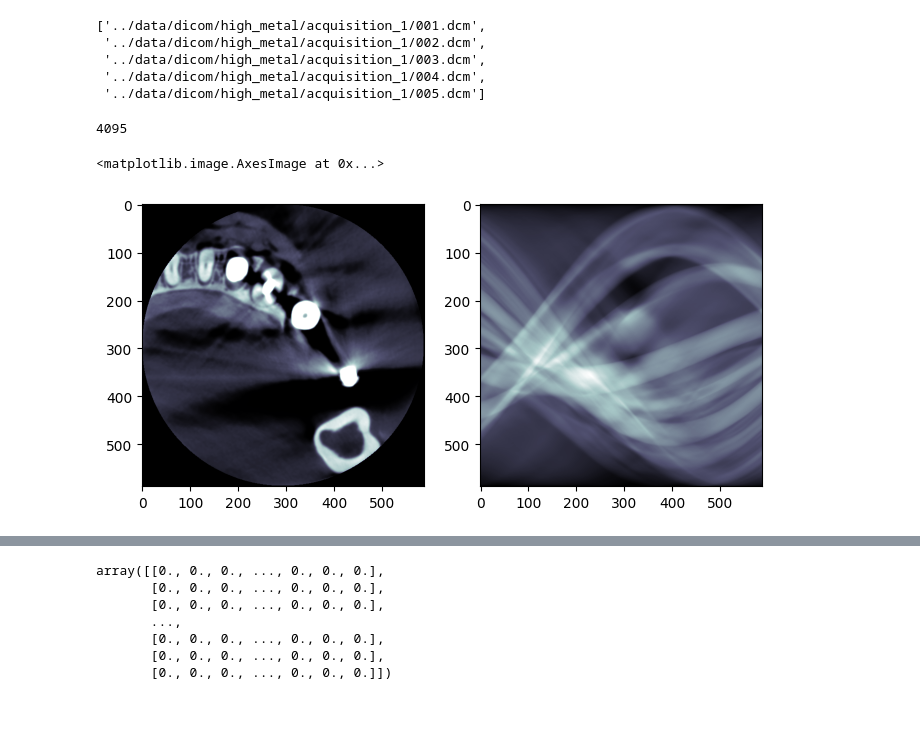
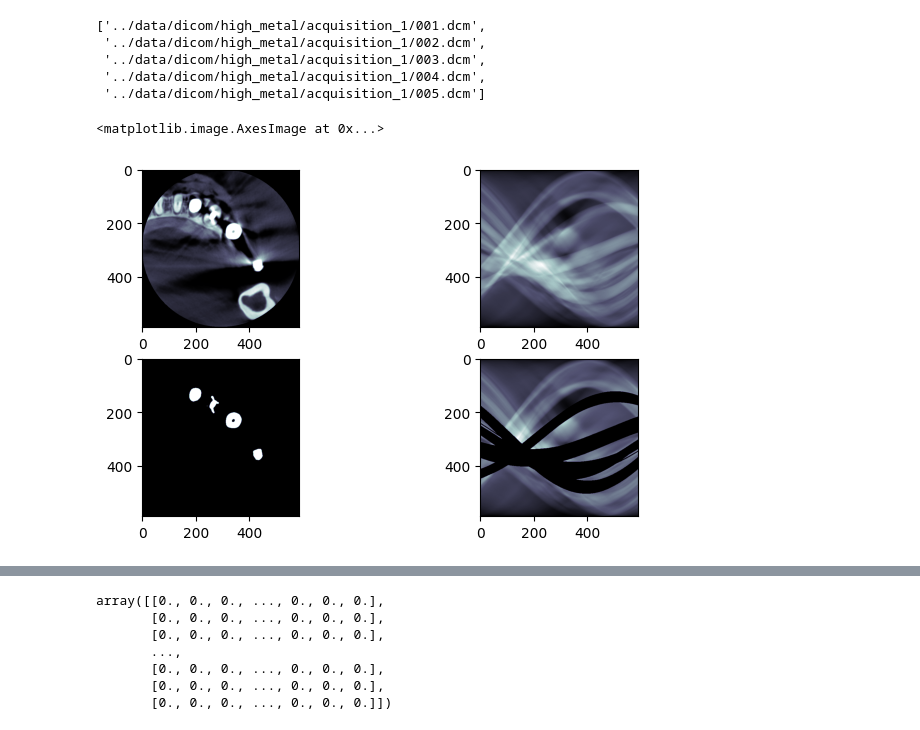
Before and after one commit to FilLTP89/artefacts, a Jupyter notebook: notebooks/dicom_loop.ipynb, the cells around one changed output, grey strips where cells are left out. Drawn from its saved outputs; the diff is of its cells as text; code cells hidden in the pictures.

```diff
--- a/notebooks/dicom_loop.ipynb
+++ b/notebooks/dicom_loop.ipynb
@@ -30,15 +30,17 @@ high_metal_folder[1][:5]
 # %%
 y = dicom.dcmread(high_metal_folder[1][200]).pixel_array
 theta = np.linspace(0.0, 180.0, max(y.shape), endpoint=False)
 y = y / max(y.flatten())
 metal = y >=1
 sinogram_y = radon(y, theta=theta, circle=True)
 sinogram_metal = radon(metal, theta=theta, circle=True)
 sinogram_without_metal = (1-sinogram_metal>=1)*sinogram_y
 fig, (ax1, ax2) = plt.subplots(2, 2, figsize=(8, 4.5))
-ax1[0,0].imshow(y, cmap=plt.cm.bone)
-ax2[0,0].imshow(metal, cmap=plt.cm.bone, )
+ax1[0].imshow(y, cmap=plt.cm.bone)
+ax2[0].imshow(metal, cmap=plt.cm.bone, )
+
+ax1[1].imshow(sinogram_y, cmap=plt.cm.bone)
+ax2[1].imshow(sinogram_without_metal, cmap=plt.cm.bone)
 # %% [output]
-4095
+<matplotlib.image.AxesImage at 0x...>
-<matplotlib.image.AxesImage at 0x...>
-[figure, old version]
+[figure, new version]
```
Also changed, not shown: parts of 5 cells of this notebook, 2 other files.
